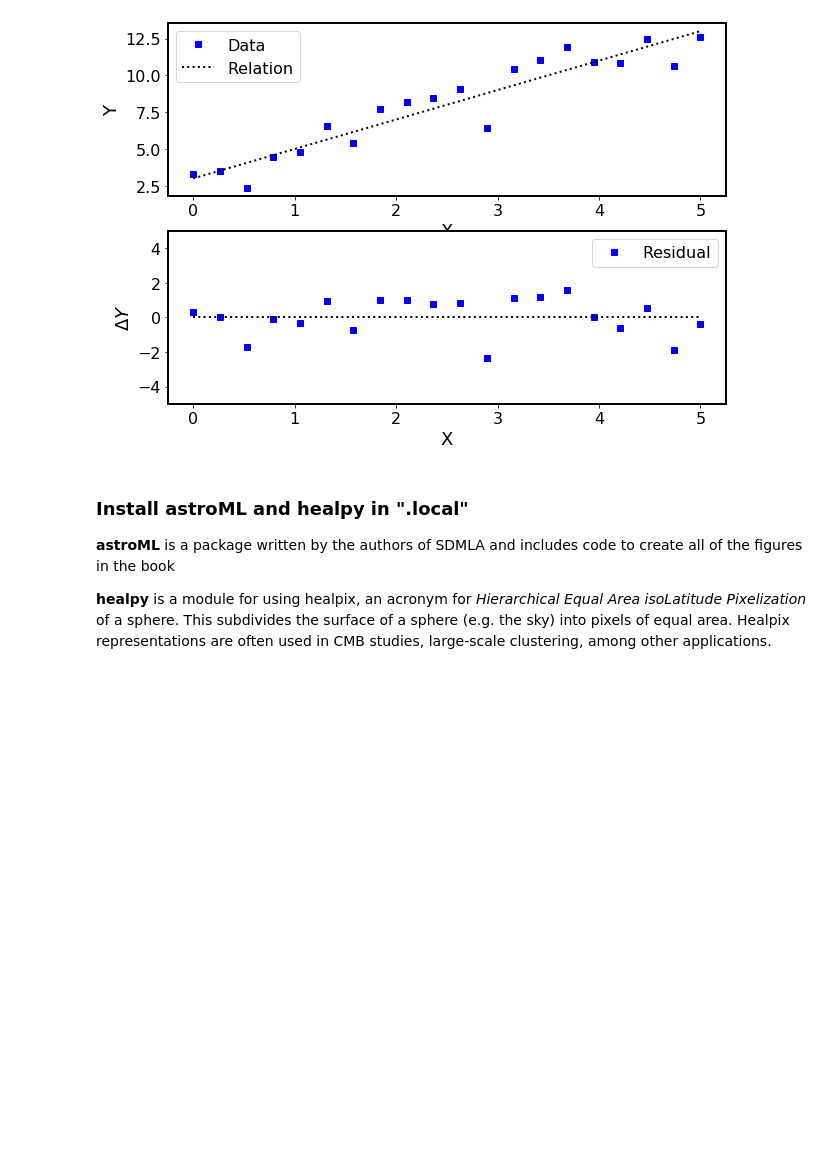
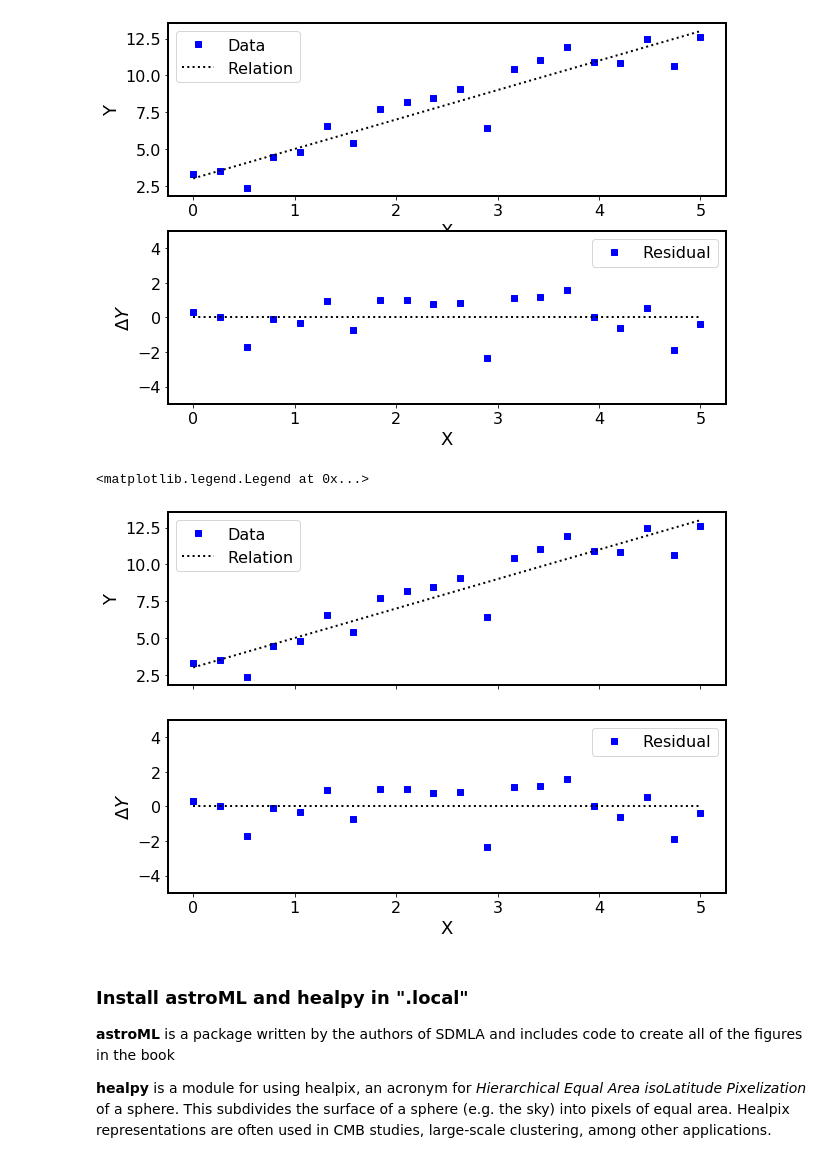
Before and after one commit to paulmartini/NSMA, a Jupyter notebook: Documents/PlottingIntroduction.ipynb, the cells around one changed output. Drawn from its saved outputs; the diff is of its cells as text; code cells hidden in the pictures; blank space fills up the shorter version.

```diff
--- a/Documents/PlottingIntroduction.ipynb
+++ b/Documents/PlottingIntroduction.ipynb
@@ -158,6 +158,24 @@ axarr[1].legend()
 # %% [output]
 <matplotlib.legend.Legend at 0x...>
 [figure]
+# %%
+# Same plot with more sophistication
+
+fig, axarr = plt.subplots(2, 1, figsize=(10,7), sharex=True)
+axarr[0].plot(x, fx, 'bs', label="Data")
+axarr[0].plot(x, y, 'k:', label="Relation")
+axarr[0].set_ylabel("Y")
+axarr[0].legend()
+
+axarr[1].plot(x, fx - y, 'bs', label="Residual")
+axarr[1].set_ylim(-5, 5)
+axarr[1].plot( [x[0], x[-1]], [0, 0], 'k:')
+axarr[1].set_ylabel(r"$\Delta Y$")
+axarr[1].set_xlabel("X")
+axarr[1].legend()
+# %% [output]
+<matplotlib.legend.Legend at 0x...>
+[figure, added]
 # %% [markdown]
 ### Install astroML and healpy in ".local"
 
```
Also changed, not shown: parts of 2 cells of this notebook.
